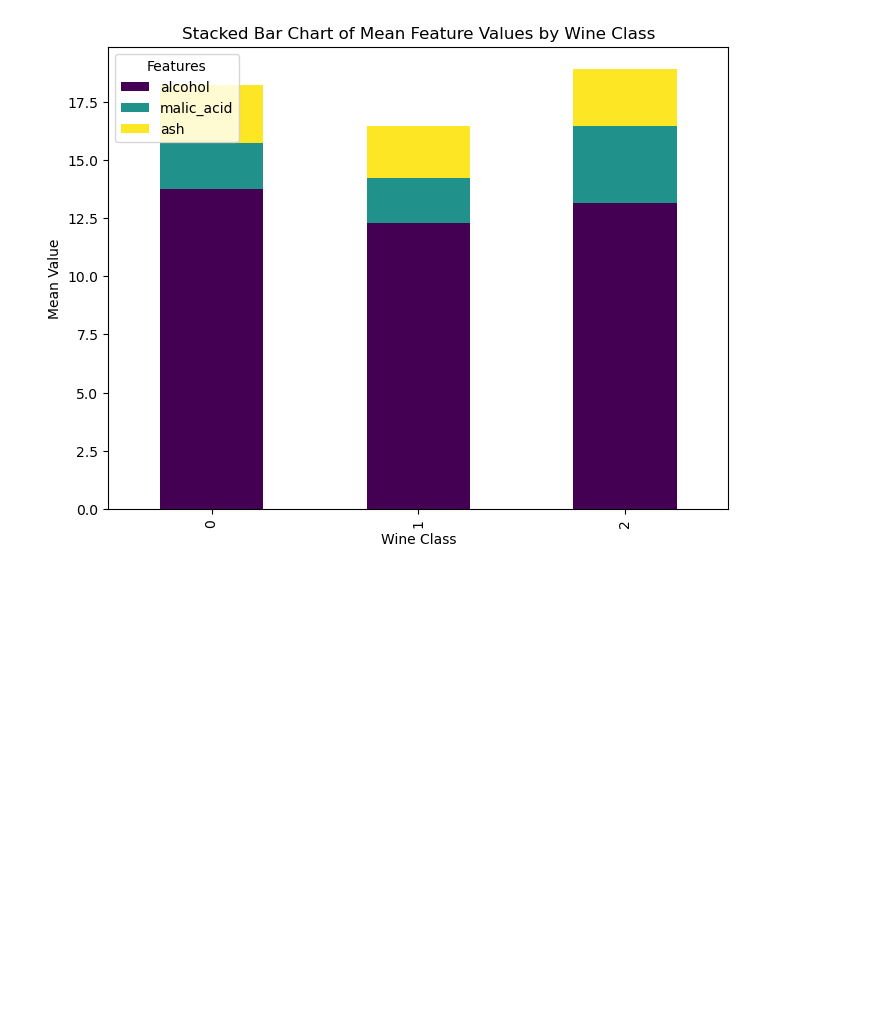
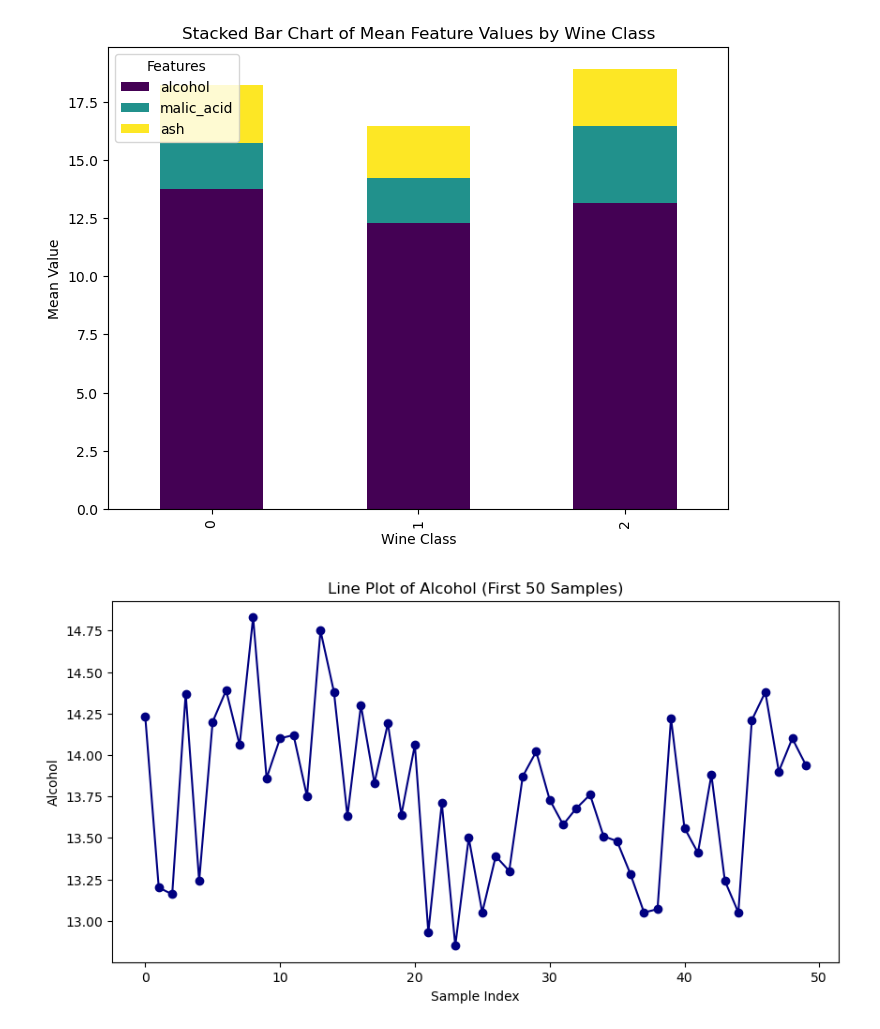
Before and after one commit to md-faiyazkhan/ml-practice, a Jupyter notebook: Matplotlib/Matplotlib.ipynb, the cells around one changed output. Saved outputs shown, nothing was run; the diff lists cells and outputs as text; code cells hidden in the pictures; blank space fills up the shorter version.

```diff
--- a/Matplotlib/Matplotlib.ipynb
+++ b/Matplotlib/Matplotlib.ipynb
@@ -194,3 +194,14 @@ plt.legend(title="Features")
 plt.show()
 # %% [output]
 [figure]
+# %%
+# Q: Plot line chart of 'alcohol' values for first 50 wine samples.
+
+plt.figure(figsize=(10,5))
+plt.plot(df['alcohol'][:50], marker='o', linestyle='-', color='navy')
+plt.title("Line Plot of Alcohol (First 50 Samples)")
+plt.xlabel("Sample Index")
+plt.ylabel("Alcohol")
+plt.show()
+# %% [output]
+[figure, added]
```
